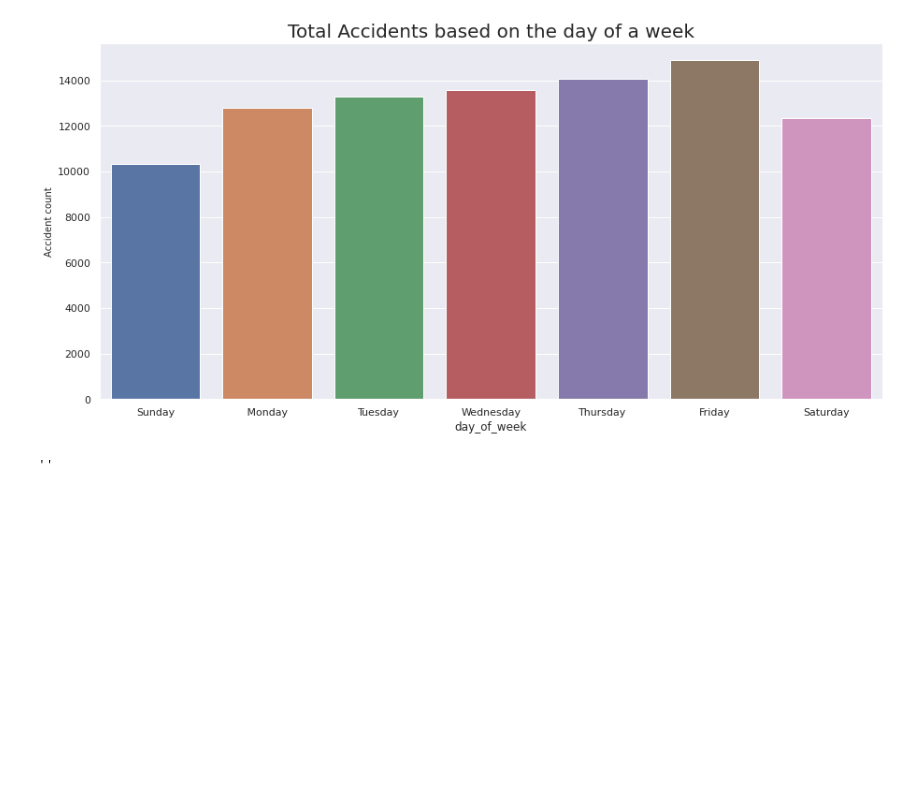
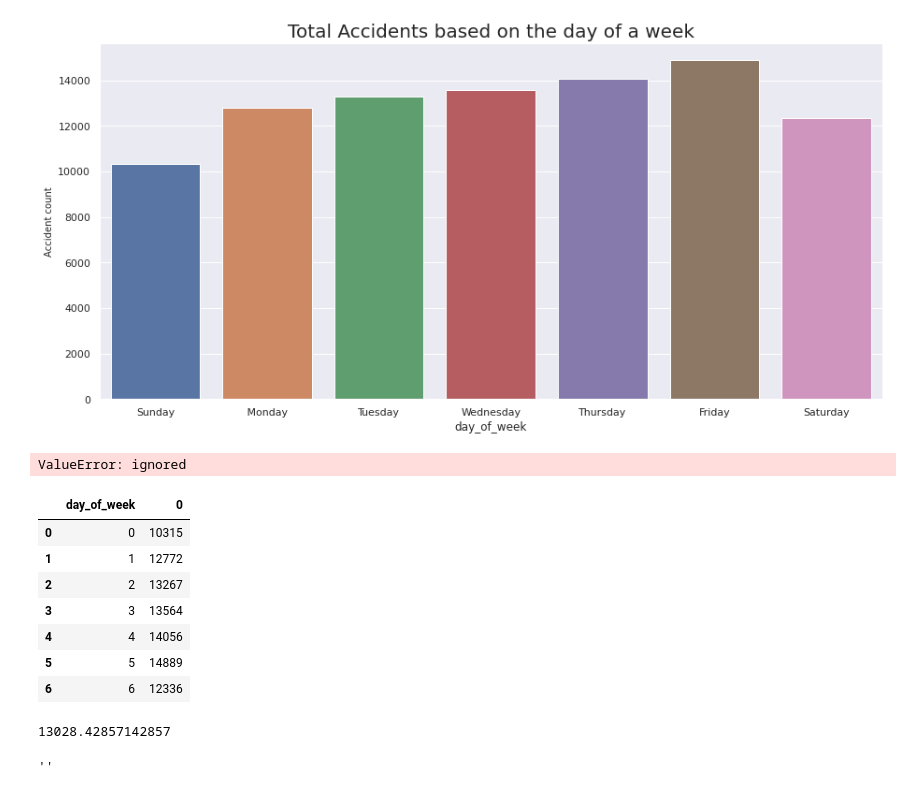
Before and after one commit to rahyu92/data-science-project, a Jupyter notebook: capstone/code/1_DataCleaning_EDA.ipynb, the cells around one changed output. Drawn from its saved outputs; the diff is of its cells as text; code cells hidden in the pictures; blank space fills up the shorter version.

```diff
--- a/capstone/code/1_DataCleaning_EDA.ipynb
+++ b/capstone/code/1_DataCleaning_EDA.ipynb
@@ -832,6 +845,25 @@ plt.ylabel('Accident count' , fontsize = 10)
 ax.set_xticklabels(['Sunday',' Monday ' , 'Tuesday' ,  'Wednesday' , 'Thursday' ,  'Friday' , 'Saturday']);
 # %% [output]
 [figure]
+# %%
+a = df.groupby(['day_of_week']).size().transform('mean')
+# %% [output]
+ValueError: ignored
+# %%
+a
+# %% [output]
+|  | day_of_week | 0 |
+| 0 | 0 | 10315 |
+| 1 | 1 | 12772 |
+| 2 | 2 | 13267 |
+| 3 | 3 | 13564 |
+| 4 | 4 | 14056 |
+| 5 | 5 | 14889 |
+| 6 | 6 | 12336 |
+# %%
+a[0].mean()
+# %% [output]
+13028.42857142857
 # %%
 df.groupby(['day_of_week','accident_severity']).size().unstack().plot(kind='bar',stacked=True,figsize=(15,7) ,cmap='Accent')
 
```
Also changed, not shown: parts of 7 cells of this notebook, 1 other file.
